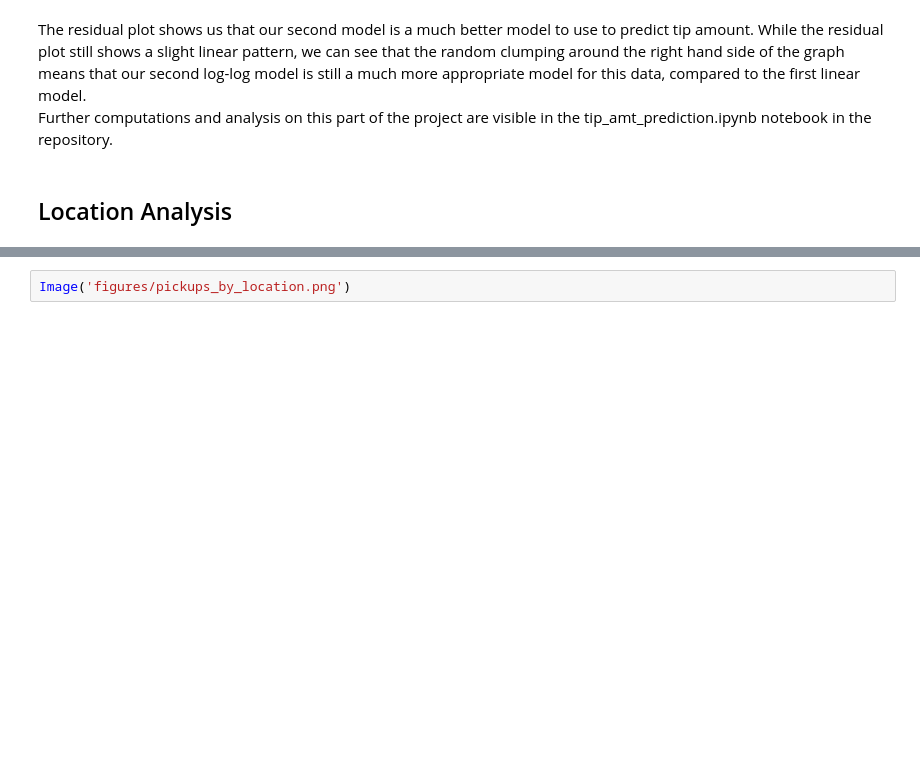
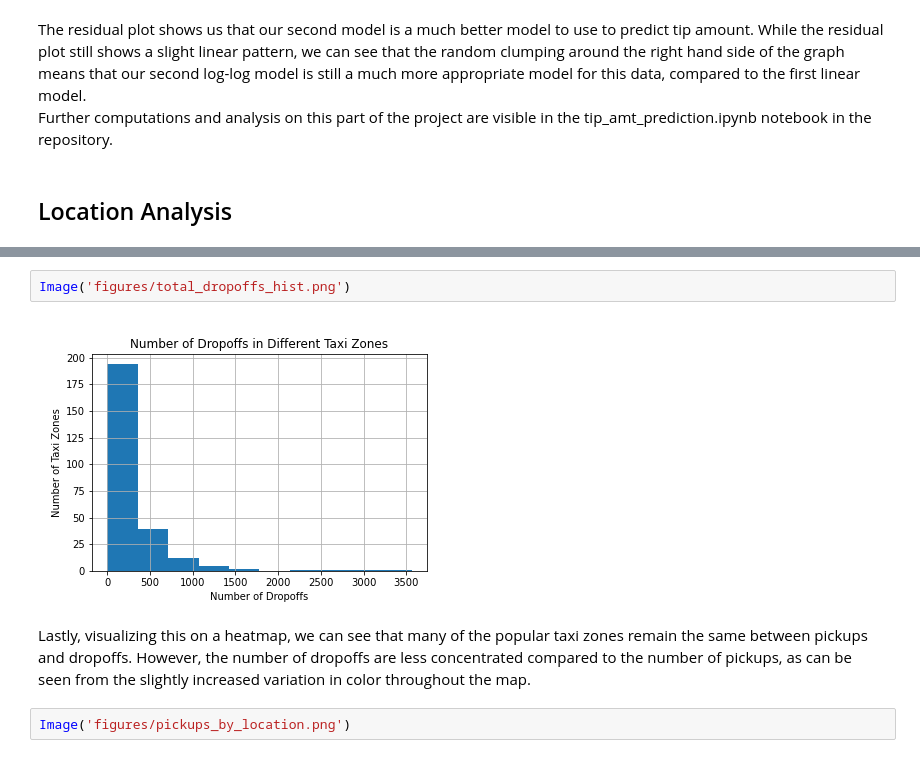
Before and after one commit to UCB-stat-159-s22/hw07-group16, a Jupyter notebook: main.ipynb, the cells around one changed output, grey strips where cells are left out. Drawn from its saved outputs; the diff is of its cells as text; blank space fills up the shorter version.

```diff
--- a/main.ipynb
+++ b/main.ipynb
@@ -135,3 +184,9 @@ Further computations and analysis on this part of the project are visible in the
+# %%
+Image('figures/total_dropoffs_hist.png')
+# %% [output]
+[figure, added]
+# %% [markdown]
+Lastly, visualizing this on a heatmap, we can see that many of the popular taxi zones remain the same between pickups and dropoffs. However, the number of dropoffs are less concentrated compared to the number of pickups, as can be seen from the slightly increased variation in color throughout the map.
 # %%
 Image('figures/pickups_by_location.png')
 # %% [output]
```
Also changed, not shown: parts of 11 cells of this notebook, 8 other files.
